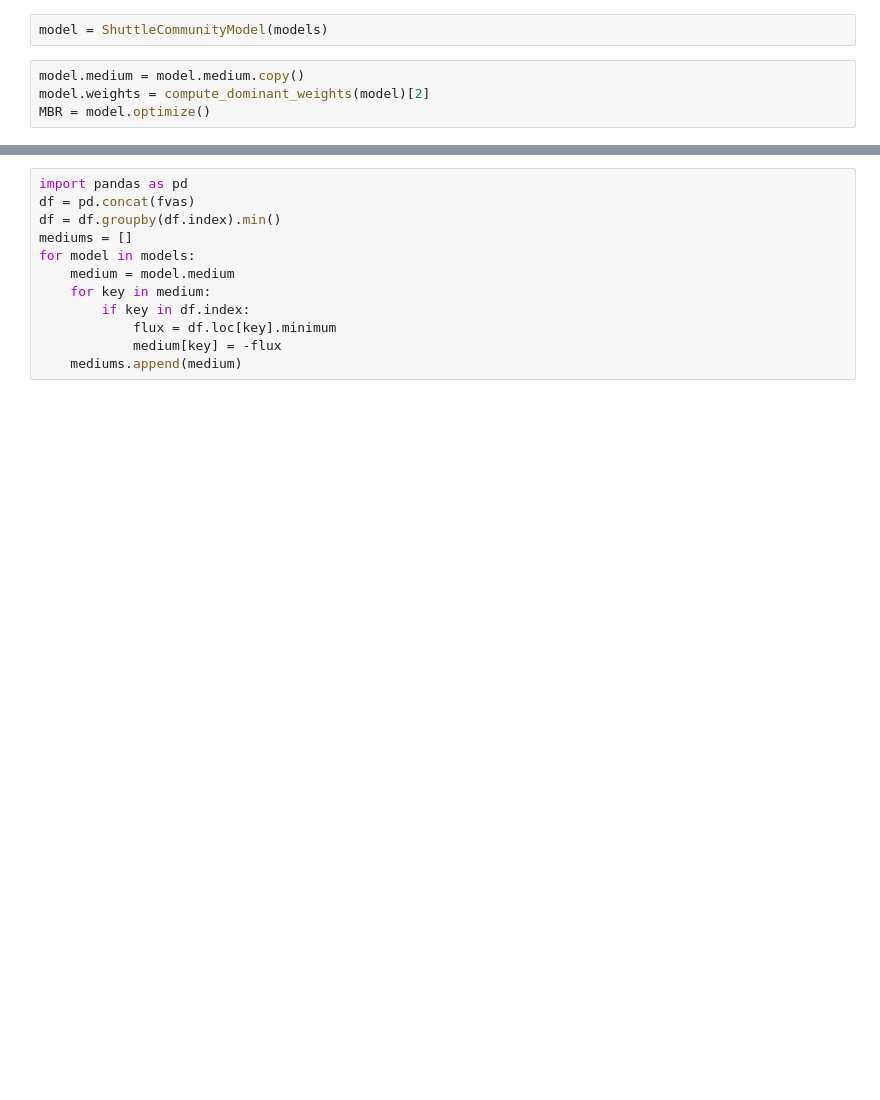
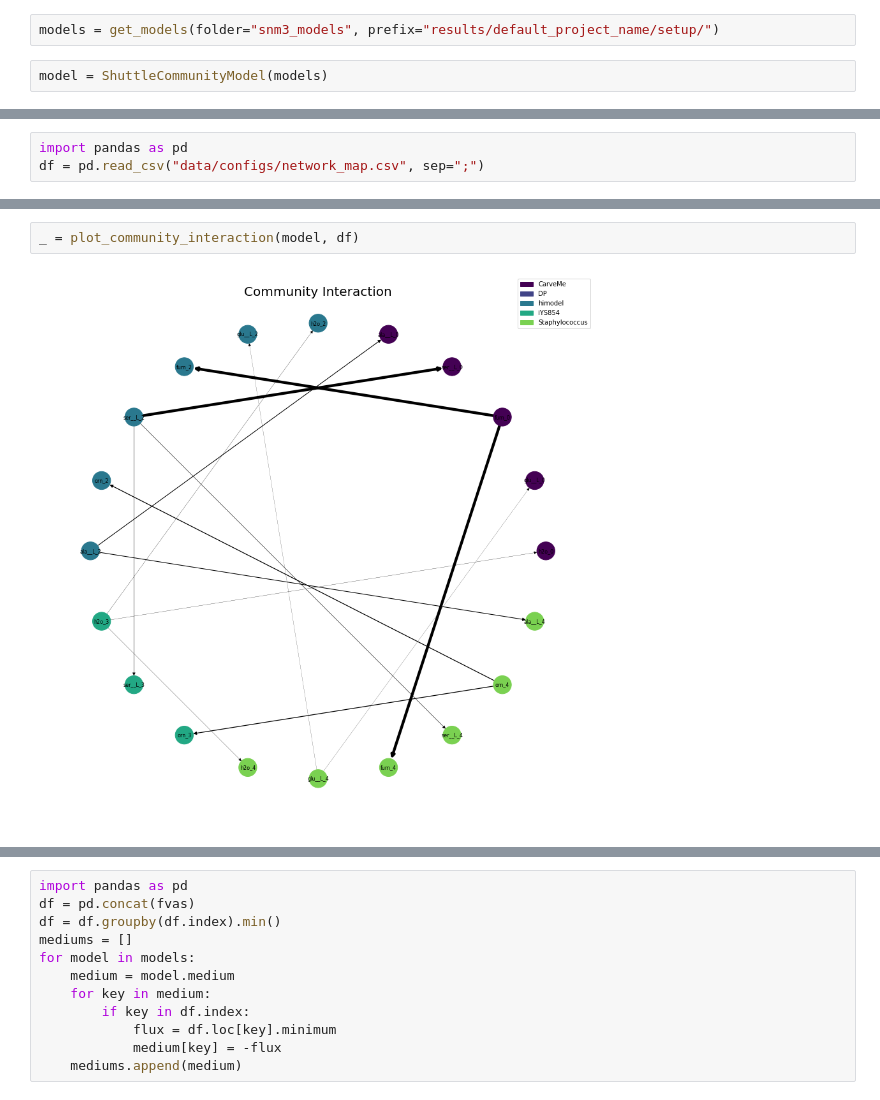
Before and after one commit to manuelgloeckler/ncmw, a Jupyter notebook: testings.ipynb, the cells around one changed output, grey strips where cells are left out. Cells and saved outputs as stored; diff of their text form; blank space fills up the shorter version.

```diff
--- a/testings.ipynb
+++ b/testings.ipynb
@@ -21,6 +167,4 @@ models = get_models("models")
+# %%
+models = get_models(folder="snm3_models", prefix="results/default_project_name/setup/")
 # %%
 model = ShuttleCommunityModel(models)
-# %%
-model.medium = model.medium.copy()
-model.weights = compute_dominant_weights(model)[2]
-MBR = model.optimize()
@@ -30,0 +173,3 @@ print(MBR)
+# %%
+import pandas as pd
+df = pd.read_csv("data/configs/network_map.csv", sep=";")
@@ -30,0 +263,4 @@ print(MBR)
+# %%
+_ = plot_community_interaction(model, df)
+# %% [output]
+[figure, added]
```
Also changed, not shown: parts of 151 cells of this notebook, 4 other files.
